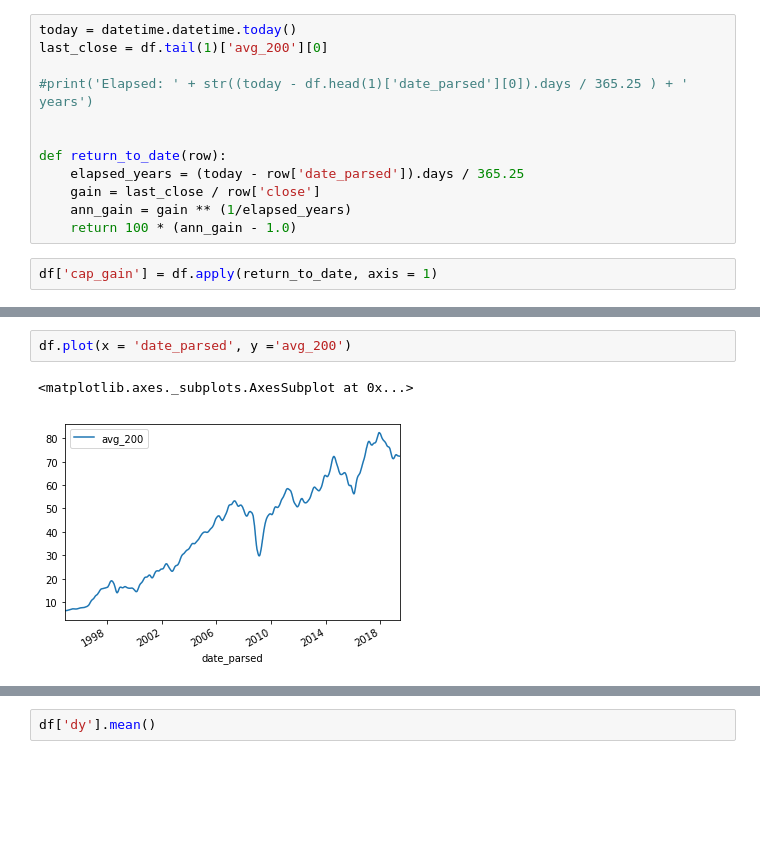
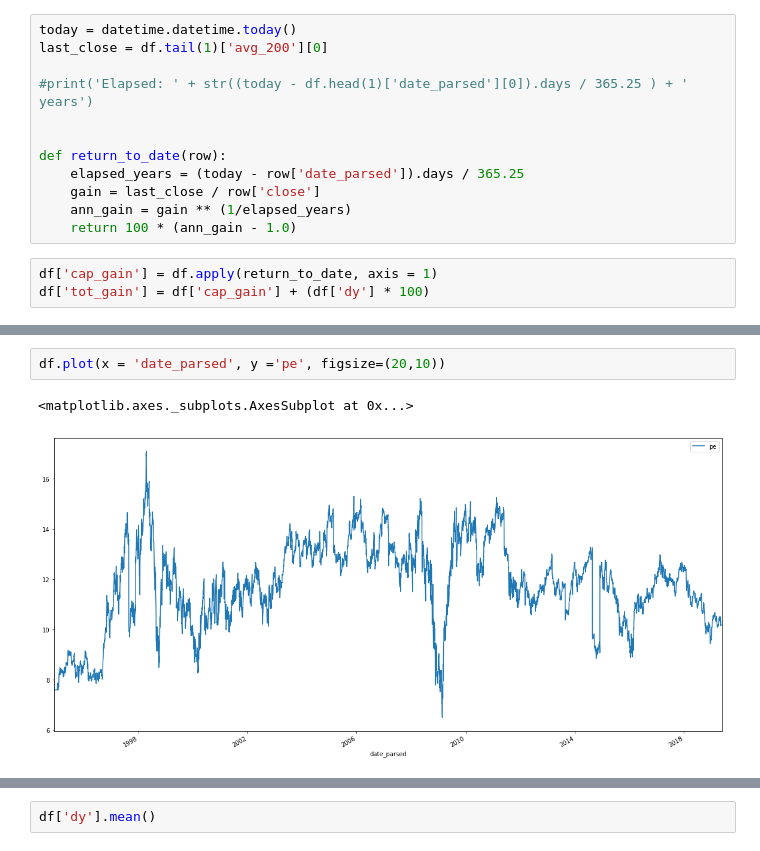
Before and after one commit to ismith1024/Finance-Regression-Analyzer, a Jupyter notebook: bns_evaluation.ipynb, the cells around one changed output, grey strips where cells are left out. Drawn from its saved outputs; the diff is of its cells as text; blank space fills up the shorter version.

```diff
--- a/bns_evaluation.ipynb
+++ b/bns_evaluation.ipynb
@@ -194,6 +197,7 @@ def return_to_date(row):
     return 100 * (ann_gain - 1.0)
 # %%
 df['cap_gain'] = df.apply(return_to_date, axis = 1)
+df['tot_gain'] = df['cap_gain'] + (df['dy'] * 100)
 # %%
 df
 # %% [output]
@@ -234,5 +250,5 @@ df.plot(x = 'date_parsed', y ='avg_50')
 # %%
-df.plot(x = 'date_parsed', y ='avg_200')
+df.plot(x = 'date_parsed', y ='pe', figsize=(20,10))
 # %% [output]
 <matplotlib.axes._subplots.AxesSubplot at 0x...>
-[figure, old version]
+[figure, new version]
```
Also changed, not shown: parts of 13 cells of this notebook, 2 other files.
